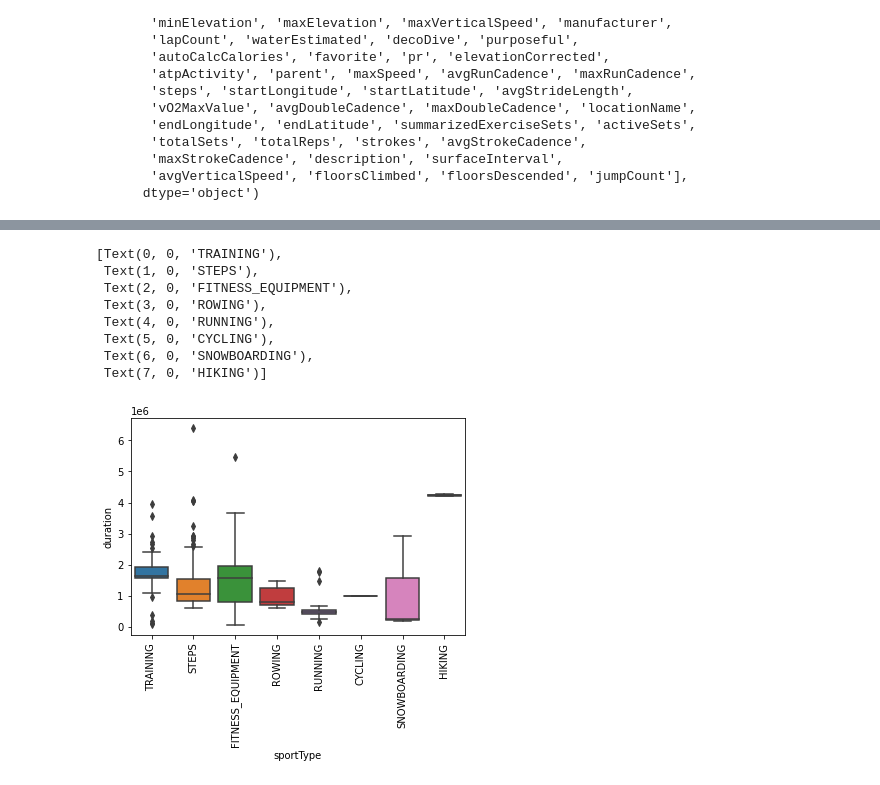
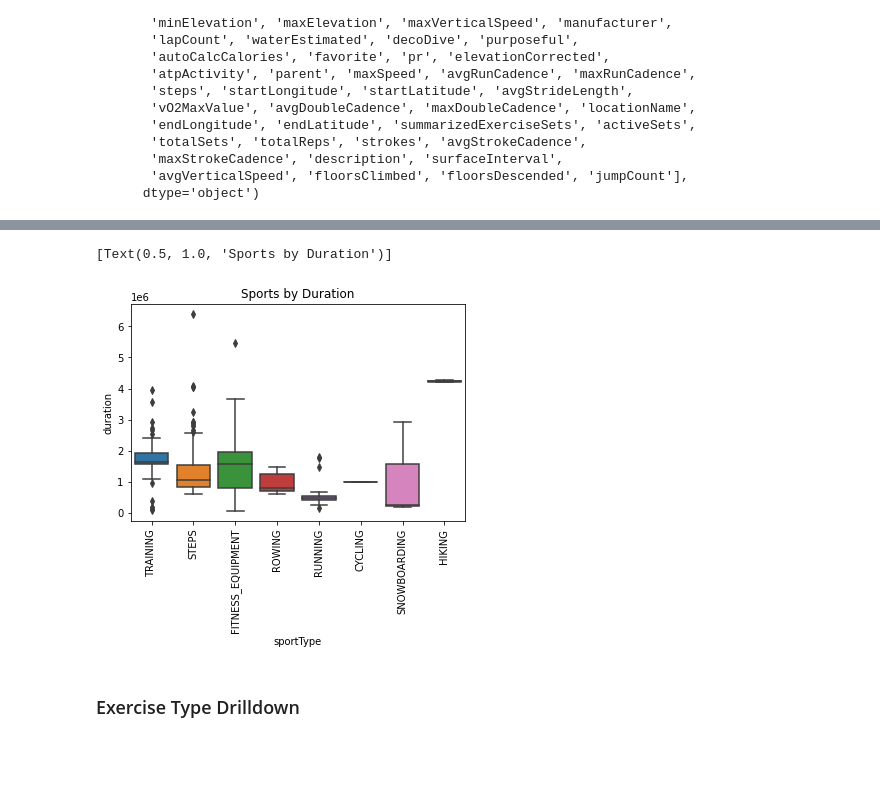
Before and after one commit to zrvila/garmin, a Jupyter notebook: analysis.ipynb, the cells around one changed output, grey strips where cells are left out. Saved outputs shown, nothing was run; the diff lists cells and outputs as text; code cells hidden in the pictures; blank space fills up the shorter version.

```diff
--- a/analysis.ipynb
+++ b/analysis.ipynb
@@ -82,14 +240,10 @@ plt.set_xticklabels(plt.get_xticklabels(), rotation=90)
 # %%
 plt = sns.boxplot(x='sportType', y='duration', data=df)
 plt.set_xticklabels(plt.get_xticklabels(), rotation=90)
+plt.set(title='Sports by Duration')
 # %% [output]
-[Text(0, 0, 'TRAINING'),
- Text(1, 0, 'STEPS'),
- Text(2, 0, 'FITNESS_EQUIPMENT'),
- Text(3, 0, 'ROWING'),
- Text(4, 0, 'RUNNING'),
- Text(5, 0, 'CYCLING'),
- Text(6, 0, 'SNOWBOARDING'),
- Text(7, 0, 'HIKING')]
+[Text(0.5, 1.0, 'Sports by Duration')]
-[figure, old version]
+[figure, new version]
+# %% [markdown]
+### Exercise Type Drilldown
 # %%
```
Also changed, not shown: parts of 33 cells of this notebook.
